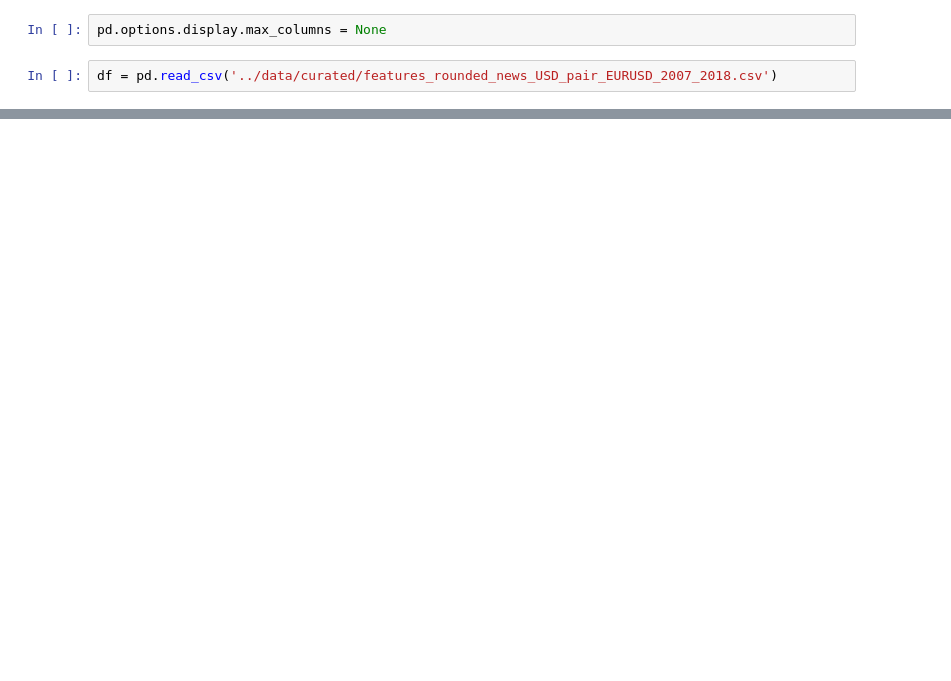
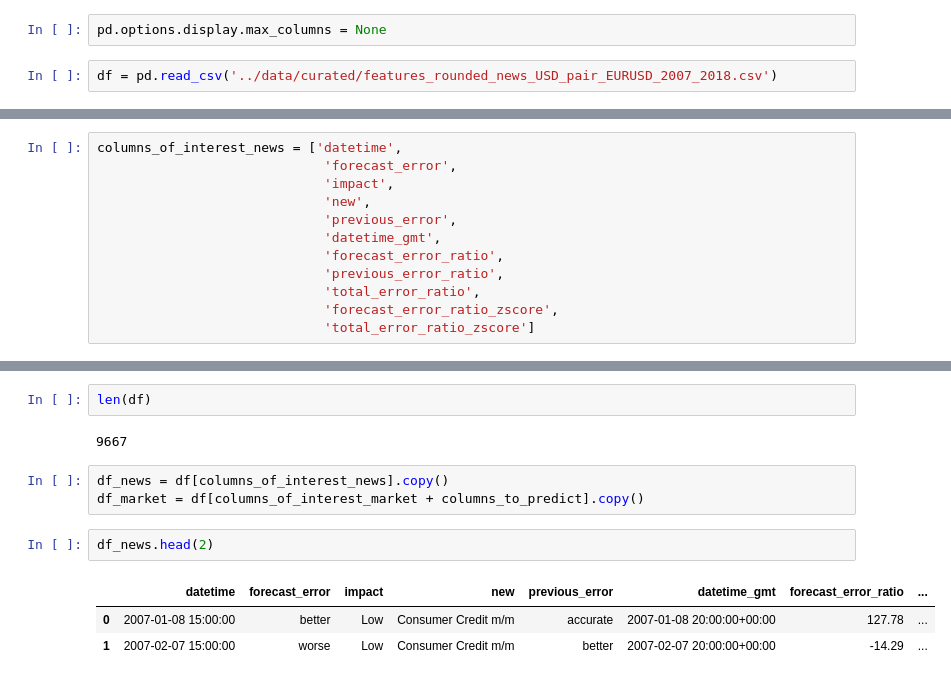
Before and after one commit to msanzsanz/PFM_EconomicNewsImpact, a Jupyter notebook: models/baseline.ipynb, the cells around one changed output, grey strips where cells are left out. Saved outputs shown, nothing was run; the diff lists cells and outputs as text; blank space fills up the shorter version.

```diff
--- a/models/baseline.ipynb
+++ b/models/baseline.ipynb
@@ -103,0 +92,12 @@ X_train, X_test, y_train, y_test = train_test_split(X,y,test_size=0.20, random_s
+# %%
+columns_of_interest_news = ['datetime',
+                             'forecast_error',
+                             'impact',
+                             'new',
+                             'previous_error',
+                             'datetime_gmt',
+                             'forecast_error_ratio',
+                             'previous_error_ratio',
+                             'total_error_ratio',
+                             'forecast_error_ratio_zscore',
+                             'total_error_ratio_zscore']
@@ -103,0 +213,13 @@ X_train, X_test, y_train, y_test = train_test_split(X,y,test_size=0.20, random_s
+# %%
+len(df)
+# %% [output]
+9667
+# %%
+df_news = df[columns_of_interest_news].copy()
+df_market = df[columns_of_interest_market + columns_to_predict].copy()
+# %%
+df_news.head(2)
+# %% [output]
+|  | datetime | forecast_error | impact | new | previous_error | datetime_gmt | forecast_error_ratio | ... |
+| 0 | 2007-01-08 15:00:00 | better | Low | Consumer Credit m/m | accurate | 2007-01-08 20:00:00+00:00 | 127.78 | ... |
+| 1 | 2007-02-07 15:00:00 | worse | Low | Consumer Credit m/m | better | 2007-02-07 20:00:00+00:00 | -14.29 | ... |
```
Also changed, not shown: parts of 103 cells of this notebook, 4 other files.
